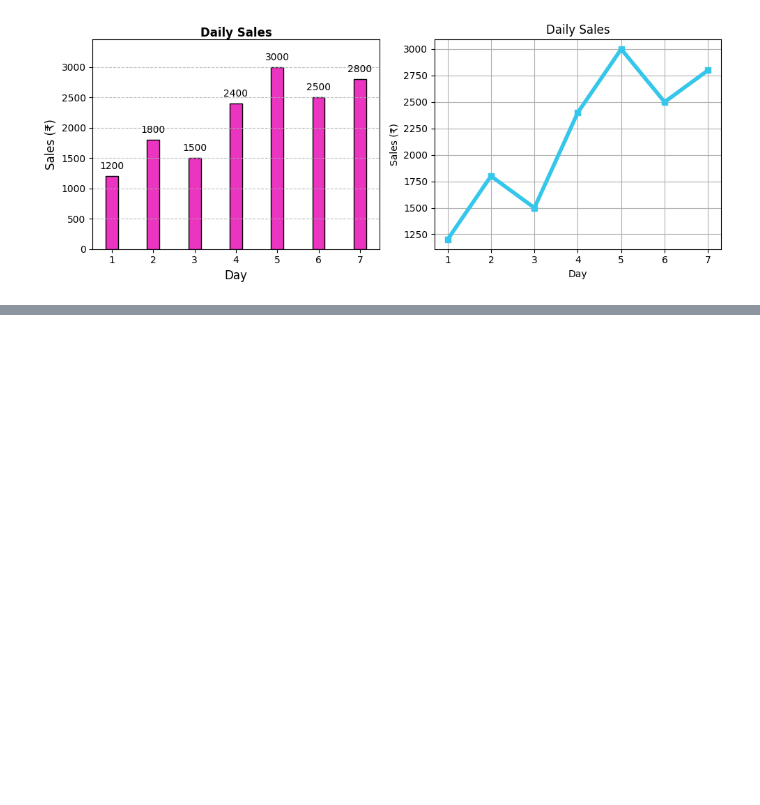
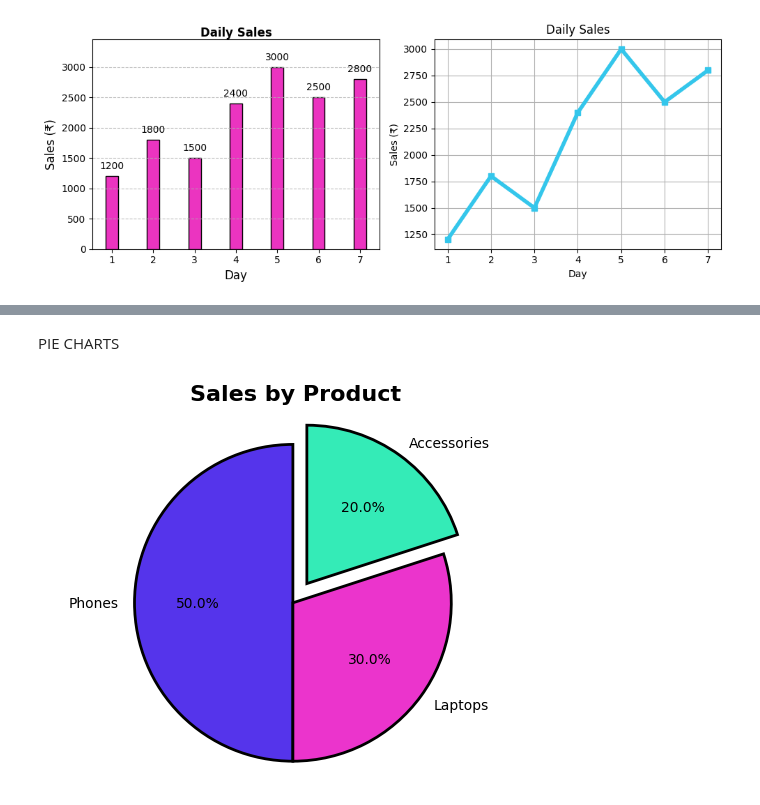
Before and after one commit to hariom2921-lang/practice, a Jupyter notebook: matplotlib.ipynb, the cells around one changed output, grey strips where cells are left out. Saved outputs shown, nothing was run; the diff lists cells and outputs as text; code cells hidden in the pictures; blank space fills up the shorter version.

```diff
--- a/matplotlib.ipynb
+++ b/matplotlib.ipynb
@@ -61,0 +117,22 @@ plt.show()
+# %% [markdown]
+PIE CHARTS
+# %%
+import matplotlib.pyplot as plt
+
+products = ["Phones", "Laptops", "Accessories"]
+sales = [5000, 3000, 2000]
+
+plt.pie(
+    sales,
+    labels=products,
+    autopct="%1.1f%%",
+    startangle=90,
+    explode=[0,0,0.15],
+    colors=["#5534eb","#eb34cc","#34ebb7"],
+    wedgeprops={"edgecolor":"black","linewidth":2})
+
+plt.title("Sales by Product",fontsize=16,fontweight="bold")
+plt.axis("equal")
+plt.show()
+# %% [output]
+[figure, added]
```
Also changed, not shown: parts of 5 cells of this notebook.
